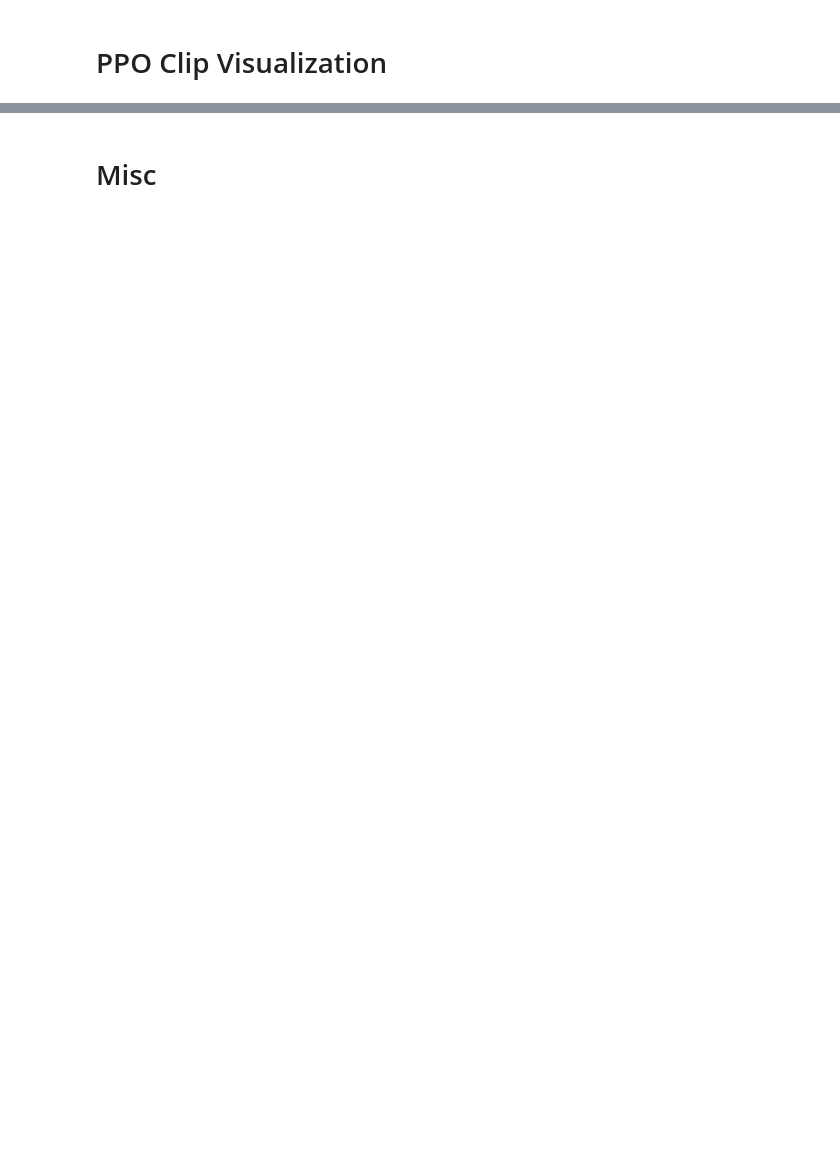
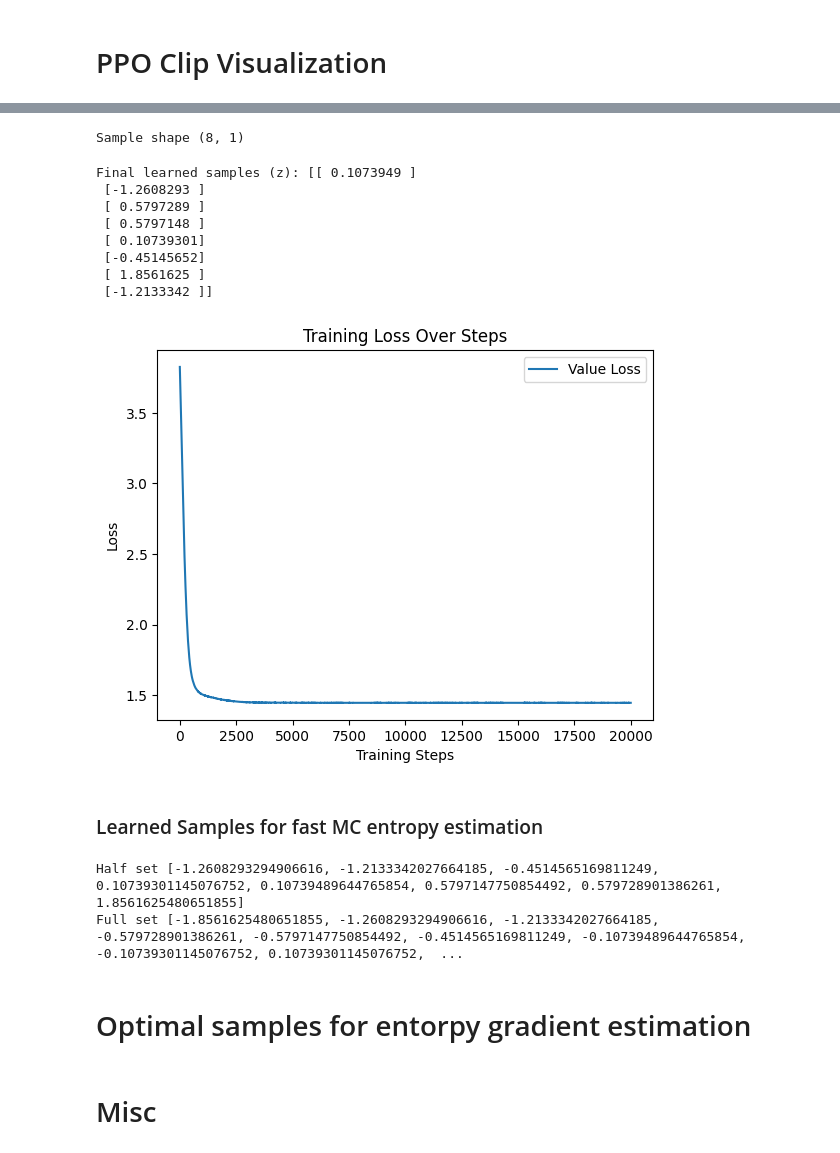
Before and after one commit to ChaitanyaKatti/fast-RL-jax, a Jupyter notebook: test.ipynb, the cells around one changed output, grey strips where cells are left out. Cells and saved outputs as stored; diff of their text form; code cells hidden in the pictures; blank space fills up the shorter version.

```diff
--- a/test.ipynb
+++ b/test.ipynb
@@ -57,0 +122,8 @@ plt.show()
+# %%
+# Initialize samples
+key = jax.random.PRNGKey(0)
+n_samples = 8
+dim = 1  # Dimension of the distribution
+mu_range = (-3.0, 3.0)
+std_range = (0.1, 5.0)
+dataset_size = 4096
@@ -57,0 +199,55 @@ plt.show()
+# %%
+key, subkey = jax.random.split(key)
+samples = jax.random.normal(subkey, (n_samples,dim))
+opt = optax.adam(1e-3)
+opt_state = opt.init(samples)
+print("Sample shape", samples.shape)
+
+# Training loop
+@jax.jit
+def train_step(samples, opt_state):
+    value_loss, grads1 = jax.value_and_grad(loss_fn_entropy_values)(samples, means, stds_diag, true_entropies)
+    gradient_loss, grads2 = jax.value_and_grad(loss_fn_entropy_gradients)(samples, means, stds_diag, true_entropy_grads_mu, true_entropy_grads_mu)
+    grads = grads1 + 0*grads2  # Combine gradients for both losses
+    updates, opt_state = opt.update(grads, opt_state)
+    samples = optax.apply_updates(samples, updates)
+    return samples, opt_state, value_loss, gradient_loss
+
+value_losses = []
+gradient_losses = []
+for i in tqdm.trange(20_000):
+    samples, opt_state, loss1, loss2 = train_step(samples, opt_state)
+    value_losses.append(loss1)
+    gradient_losses.append(loss2)
+
+print("Final learned samples (z):", (samples).sort())
+plt.plot(value_losses, label='Value Loss')
+# plt.plot(gradient_losses, label='Gradient Loss')
+plt.xlabel('Training Steps')
+plt.ylabel('Loss')
+plt.title('Training Loss Over Steps')
+plt.legend()
+plt.show()
+# %% [output]
+Sample shape (8, 1)
+Final learned samples (z): [[ 0.1073949 ]
+ [-1.2608293 ]
+ [ 0.5797289 ]
+ [ 0.5797148 ]
+ [ 0.10739301]
+ [-0.45145652]
+ [ 1.8561625 ]
+ [-1.2133342 ]]
+[figure, added]
+# %% [markdown]
+### Learned Samples for fast MC entropy estimation
+# %%
+if dim == 1:
+    samples = samples.squeeze()
+    print('Half set', [i.item() for i in samples.sort()])
+    ## Mirror the smaples to make it symmetric around zero
+    samples = jnp.concatenate([-samples[::-1], samples])  # Adding zero to ensure symmetry
+    print('Full set', [i.item() for i in samples.sort()])
+# %% [output]
+Half set [-1.2608293294906616, -1.2133342027664185, -0.4514565169811249, 0.10739301145076752, 0.10739489644765854, 0.5797147750854492, 0.579728901386261, 1.8561625480651855]
+Full set [-1.8561625480651855, -1.2608293294906616, -1.2133342027664185, -0.579728901386261, -0.5797147750854492, -0.4514565169811249, -0.10739489644765854, -0.10739301145076752, 0.10739301145076752,  ...
@@ -57,0 +256,2 @@ plt.show()
+# %% [markdown]
+# Optimal samples for entorpy gradient estimation
```
Also changed, not shown: parts of 20 cells of this notebook, 6 other files.
